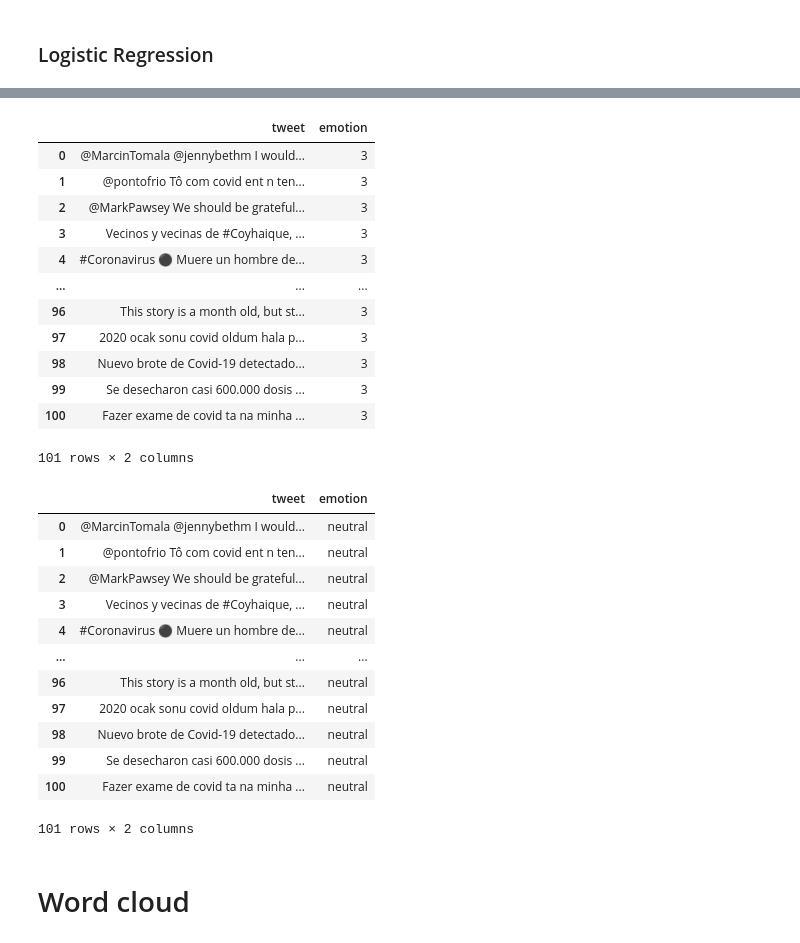
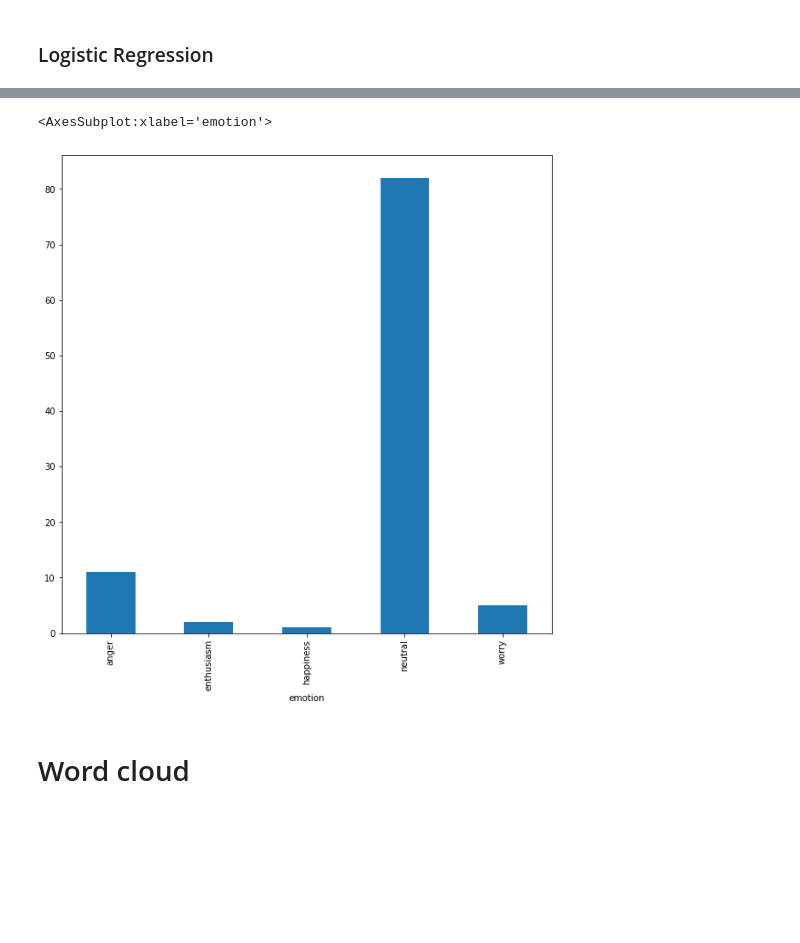
Before and after one commit to Sarahhabbi/EmotionAnalysis, a Jupyter notebook: src/model.ipynb, the cells around one changed output, grey strips where cells are left out. Cells and saved outputs as stored; diff of their text form; code cells hidden in the pictures; blank space fills up the shorter version.

```diff
--- a/src/model.ipynb
+++ b/src/model.ipynb
@@ -231,17 +204,0 @@ prediction = loaded_model.predict(result)
-# %%
-df = pd.DataFrame(list(zip(tweet_list, prediction)), columns = ['tweet', 'emotion'])
-display(df)
-# %% [output]
-|  | tweet | emotion |
-| 0 | @MarcinTomala @jennybethm I would... | 3 |
-| 1 | @pontofrio Tô com covid ent n ten... | 3 |
-| 2 | @MarkPawsey We should be grateful... | 3 |
-| 3 | Vecinos y vecinas de #Coyhaique, ... | 3 |
-| 4 | #Coronavirus ⚫ Muere un hombre de... | 3 |
-| ... | ... | ... |
-| 96 | This story is a month old, but st... | 3 |
-| 97 | 2020 ocak sonu covid oldum hala p... | 3 |
-| 98 | Nuevo brote de Covid-19 detectado... | 3 |
-| 99 | Se desecharon casi 600.000 dosis ... | 3 |
-| 100 | Fazer exame de covid ta na minha ... | 3 |
-101 rows × 2 columns
@@ -250,19 +205,14 @@ df['emotion'] = df['emotion'].replace(to_replace = number_to_sentiment)
-# %%
-display(df)
-# %% [output]
-|  | tweet | emotion |
-| 0 | @MarcinTomala @jennybethm I would... | neutral |
-| 1 | @pontofrio Tô com covid ent n ten... | neutral |
-| 2 | @MarkPawsey We should be grateful... | neutral |
-| 3 | Vecinos y vecinas de #Coyhaique, ... | neutral |
-| 4 | #Coronavirus ⚫ Muere un hombre de... | neutral |
-| ... | ... | ... |
-| 96 | This story is a month old, but st... | neutral |
-| 97 | 2020 ocak sonu covid oldum hala p... | neutral |
-| 98 | Nuevo brote de Covid-19 detectado... | neutral |
-| 99 | Se desecharon casi 600.000 dosis ... | neutral |
-| 100 | Fazer exame de covid ta na minha ... | neutral |
-101 rows × 2 columns
+# %%
+# SCRAPING
+tweet_list = get_tweets('covid', 100)
+df = make_prediction(tweet_list)
+# %%
+emotion_proportion_df = df.groupby(by=['emotion']).count()
+plt.figure(figsize = (10,10));
+emotion_proportion_df["tweet"].plot(kind="bar")
+# %% [output]
+<AxesSubplot:xlabel='emotion'>
+[figure, added]
 # %% [markdown]
 # Word cloud
 # %%
```
Also changed, not shown: parts of 24 cells of this notebook, 6 other files.
